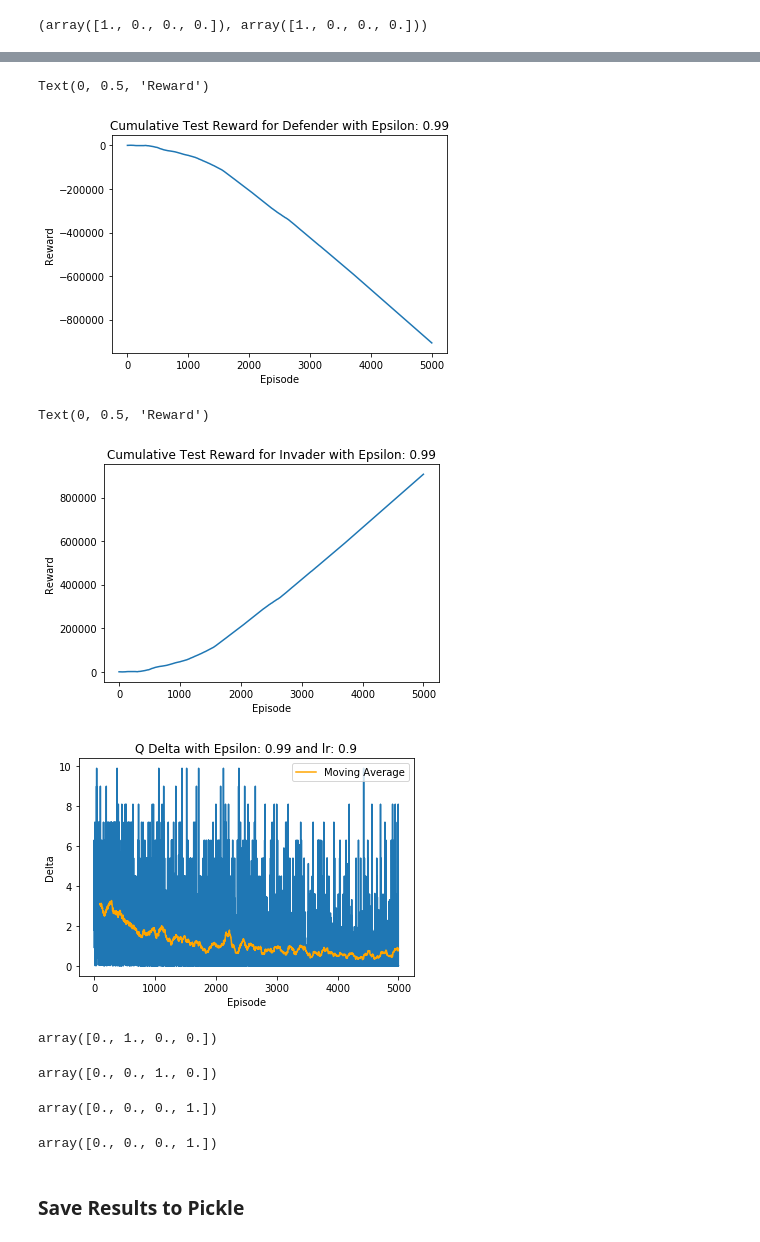
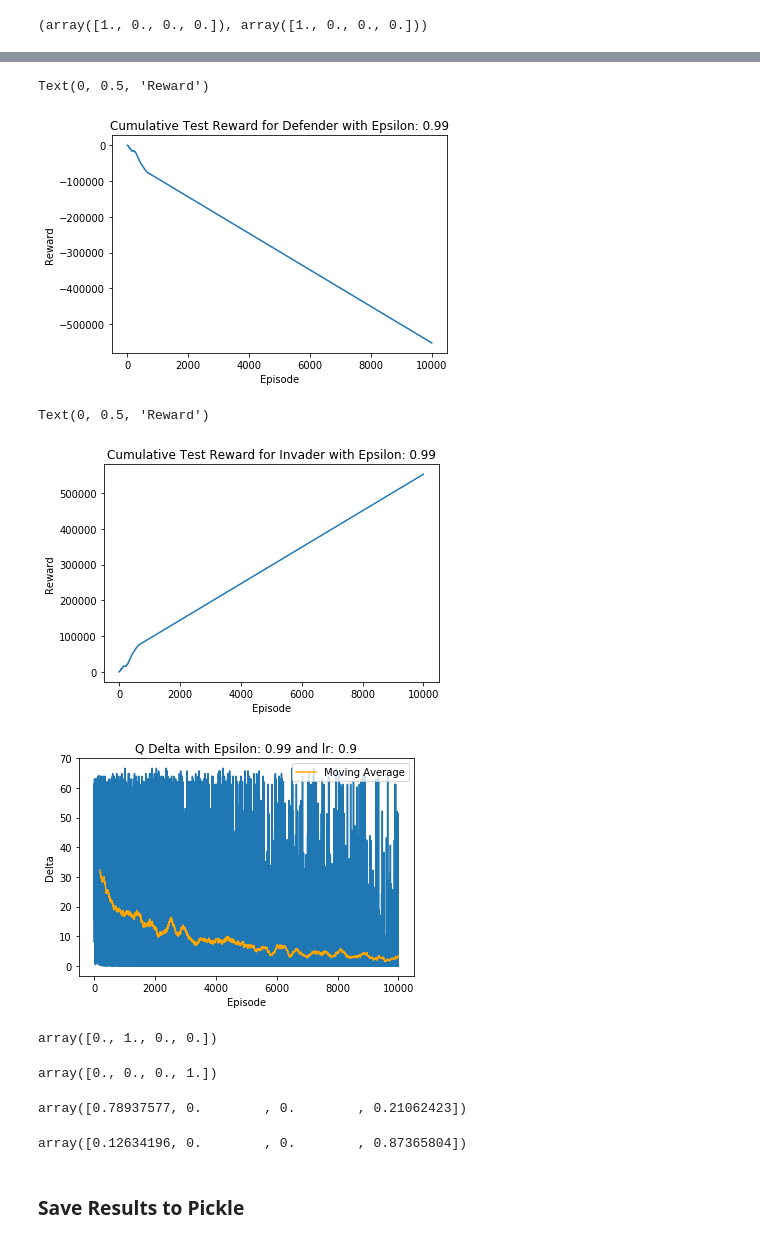
Before and after one commit to aarontan-git/multi_agent_learning, a Jupyter notebook: Notebooks/minimaxq.ipynb, the cells around one changed output, grey strips where cells are left out. Cells and saved outputs as stored; diff of their text form; code cells hidden in the pictures.

```diff
--- a/Notebooks/minimaxq.ipynb
+++ b/Notebooks/minimaxq.ipynb
@@ -139,7 +139,7 @@ class Invader_Defender():
         else:
             # penalize defender for every step that invader takes closer to territory
             invader_to_territory = sum(abs(np.array(self.new_invader_state) - np.array(self.territory_state)))
-            reward_1 = -(8 - invader_to_territory)
+            reward_1 = -(8*10 - invader_to_territory*10)
 
             # give defender reward for every step it takes closer to invader
             new_defender_state = [self.new_defender_state[0], self.new_defender_state[1]]
@@ -456,7 +451,7 @@ state_count = dict(zip(state_action_pair_list, listofzeros))
 %%time
 
 # trajectory = []
-episodes = 5000
+episodes = 10000
 eps = 0
 unique_counter = 0
 tolerance = 1
@@ -544,7 +539,7 @@ plt.xlabel('Episode')
 plt.ylabel('Reward')
 # %% [output]
 Text(0, 0.5, 'Reward')
-[figure, old version]
+[figure, new version]
 # %%
 # invader reward
 sum_reward = 0
@@ -559,22 +554,22 @@ plt.xlabel('Episode')
 plt.ylabel('Reward')
 # %% [output]
 Text(0, 0.5, 'Reward')
-[figure, old version]
+[figure, new version]
 # %%
 # Q delta
 plt.plot(delta_list)
 plt.title('Q Delta with Epsilon: ' + str(epsilon) + " and lr: " + str(lr))
 plt.xlabel('Episode')
 plt.ylabel('Delta')
 
 # plot moving average
 reward_frame = pd.DataFrame(delta_list)
-rolling_mean = reward_frame.rolling(window=100).mean()
+rolling_mean = reward_frame.rolling(window=200).mean()
 plt.plot(rolling_mean, label='Moving Average', color='orange')
 plt.legend()
 plt.show()
 # %% [output]
-[figure, old version]
+[figure, new version]
 # %%
 # policy extraction
 for state in invader_defender.game_state_list:
@@ -587,15 +582,15 @@ array([0., 1., 0., 0.])
 # %%
 invader_policy[(5,0,0,0)]
 # %% [output]
-array([0., 0., 1., 0.])
+array([0., 0., 0., 1.])
 # %%
 defender_policy[(5,0,1,2)]
 # %% [output]
-array([0., 0., 0., 1.])
+array([0.78937577, 0.        , 0.        , 0.21062423])
 # %%
 invader_policy[(5,0,1,2)]
 # %% [output]
-array([0., 0., 0., 1.])
+array([0.12634196, 0.        , 0.        , 0.87365804])
 # %%
 defender_policy
 # %% [markdown]
```
Also changed, not shown: parts of 6 cells of this notebook.
